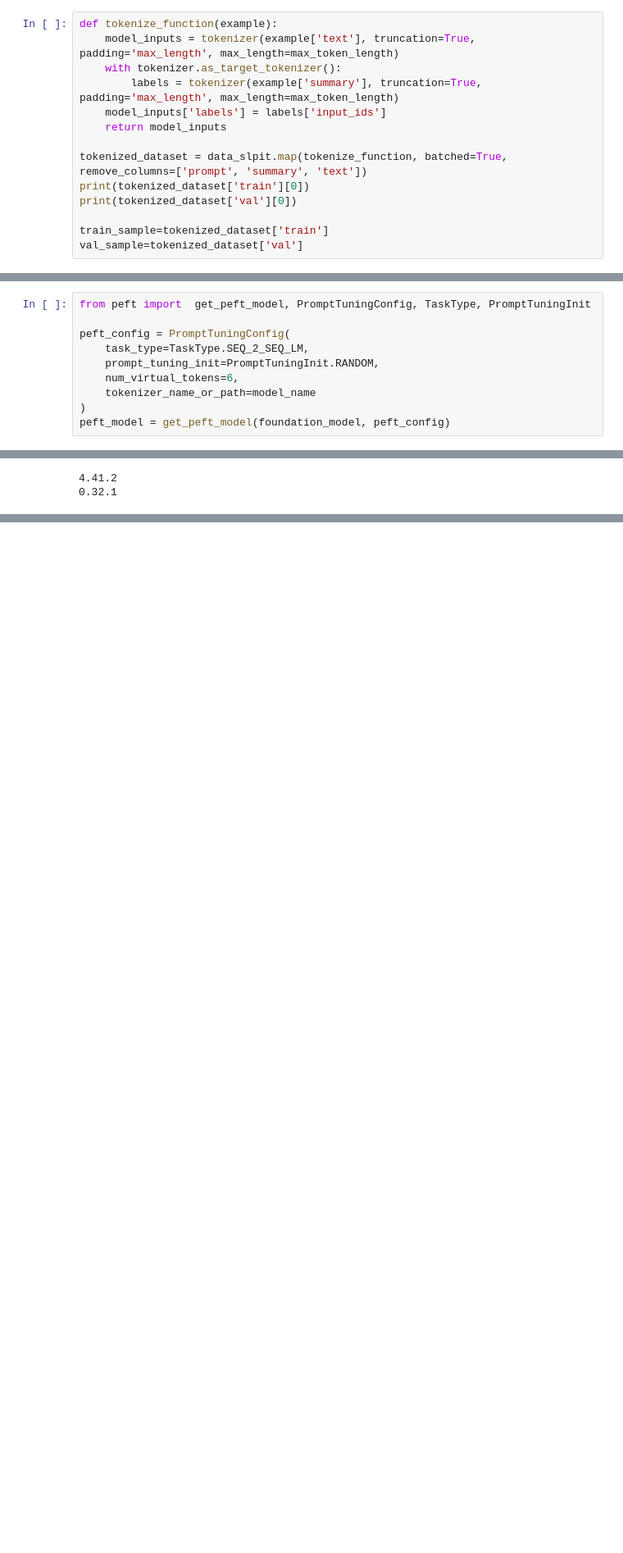
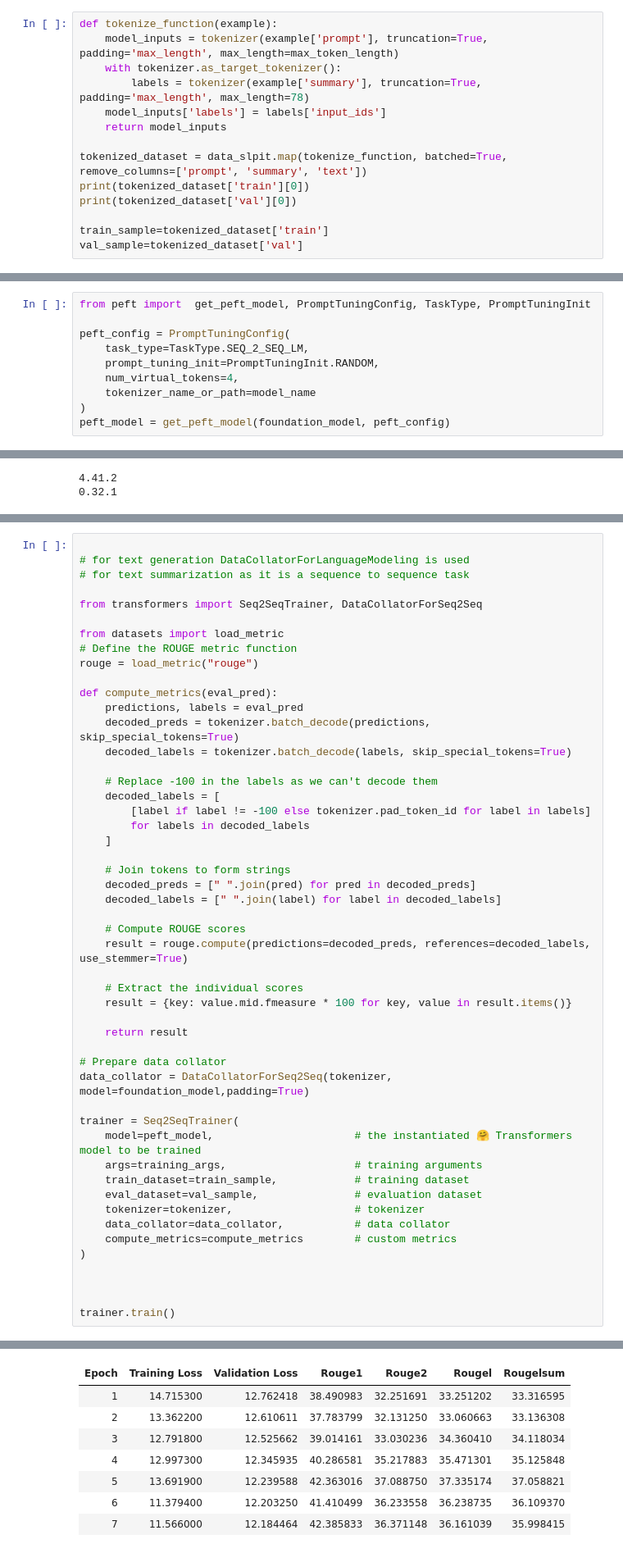
Before and after one commit to Richik-main/Resume-Summarizer, a Jupyter notebook: main.ipynb, the cells around one changed output, grey strips where cells are left out. Shown: that part at 82% size. Saved outputs shown, nothing was run; the diff lists cells and outputs as text; blank space fills up the shorter version.

Commit message:
Rouge Metric
Implemented Rouge metric for better accuracy understanding

```diff
--- a/main.ipynb
+++ b/main.ipynb
@@ -252,9 +227,9 @@ print(f"Maximum token length in the dataset: {max_token_length}")
 Maximum token length in the dataset: 167
 # %%
 def tokenize_function(example):
-    model_inputs = tokenizer(example['text'], truncation=True, padding='max_length', max_length=max_token_length)
+    model_inputs = tokenizer(example['prompt'], truncation=True, padding='max_length', max_length=max_token_length)
     with tokenizer.as_target_tokenizer():
-        labels = tokenizer(example['summary'], truncation=True, padding='max_length', max_length=max_token_length)
+        labels = tokenizer(example['summary'], truncation=True, padding='max_length', max_length=78)
     model_inputs['labels'] = labels['input_ids']
     return model_inputs
 
@@ -294,7 +267,7 @@ from peft import  get_peft_model, PromptTuningConfig, TaskType, PromptTuningInit
 peft_config = PromptTuningConfig(
     task_type=TaskType.SEQ_2_SEQ_LM,
     prompt_tuning_init=PromptTuningInit.RANDOM,
-    num_virtual_tokens=6,
+    num_virtual_tokens=4,
     tokenizer_name_or_path=model_name
 )
 peft_model = get_peft_model(foundation_model, peft_config)
@@ -407,0 +346,51 @@ TrainOutput(global_step=280, training_loss=38.73639678955078, metrics={'train_ru
+# %%
+
+# for text generation DataCollatorForLanguageModeling is used
+# for text summarization as it is a sequence to sequence task
+
+from transformers import Seq2SeqTrainer, DataCollatorForSeq2Seq
+
+from datasets import load_metric
+# Define the ROUGE metric function
+rouge = load_metric("rouge")
+
+def compute_metrics(eval_pred):
+    predictions, labels = eval_pred
+    decoded_preds = tokenizer.batch_decode(predictions, skip_special_tokens=True)
+    decoded_labels = tokenizer.batch_decode(labels, skip_special_tokens=True)
+
+    # Replace -100 in the labels as we can't decode them
+    decoded_labels = [
+        [label if label != -100 else tokenizer.pad_token_id for label in labels]
+        for labels in decoded_labels
+    ]
+
+    # Join tokens to form strings
+    decoded_preds = [" ".join(pred) for pred in decoded_preds]
+    decoded_labels = [" ".join(label) for label in decoded_labels]
+
+    # Compute ROUGE scores
+    result = rouge.compute(predictions=decoded_preds, references=decoded_labels, use_stemmer=True)
+
+    # Extract the individual scores
+    result = {key: value.mid.fmeasure * 100 for key, value in result.items()}
+
+    return result
+
+# Prepare data collator
+data_collator = DataCollatorForSeq2Seq(tokenizer, model=foundation_model,padding=True)
+
+trainer = Seq2SeqTrainer(
+    model=peft_model,                      # the instantiated 🤗 Transformers model to be trained
+    args=training_args,                    # training arguments
+    train_dataset=train_sample,            # training dataset
+    eval_dataset=val_sample,               # evaluation dataset
+    tokenizer=tokenizer,                   # tokenizer
+    data_collator=data_collator,           # data collator
+    compute_metrics=compute_metrics        # custom metrics
+)
+
+
+
+trainer.train()
+# %% [output]
@@ -407,0 +398,8 @@ TrainOutput(global_step=280, training_loss=38.73639678955078, metrics={'train_ru
+| Epoch | Training Loss | Validation Loss | Rouge1 | Rouge2 | Rougel | Rougelsum |
+| 1 | 14.715300 | 12.762418 | 38.490983 | 32.251691 | 33.251202 | 33.316595 |
+| 2 | 13.362200 | 12.610611 | 37.783799 | 32.131250 | 33.060663 | 33.136308 |
+| 3 | 12.791800 | 12.525662 | 39.014161 | 33.030236 | 34.360410 | 34.118034 |
+| 4 | 12.997300 | 12.345935 | 40.286581 | 35.217883 | 35.471301 | 35.125848 |
+| 5 | 13.691900 | 12.239588 | 42.363016 | 37.088750 | 37.335174 | 37.058821 |
+| 6 | 11.379400 | 12.203250 | 41.410499 | 36.233558 | 36.238735 | 36.109370 |
+| 7 | 11.566000 | 12.184464 | 42.385833 | 36.371148 | 36.161039 | 35.998415 |
```
Also changed, not shown: parts of 13 cells of this notebook.
